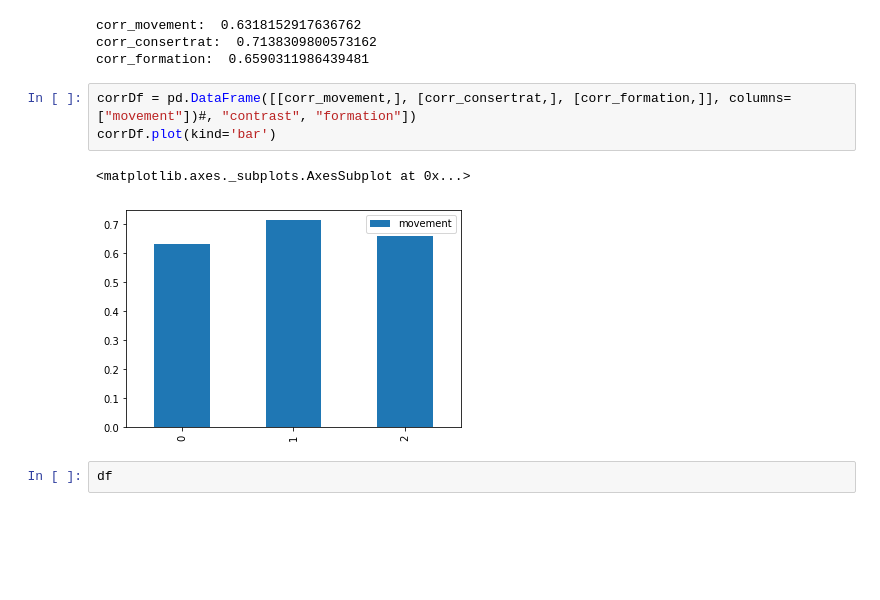
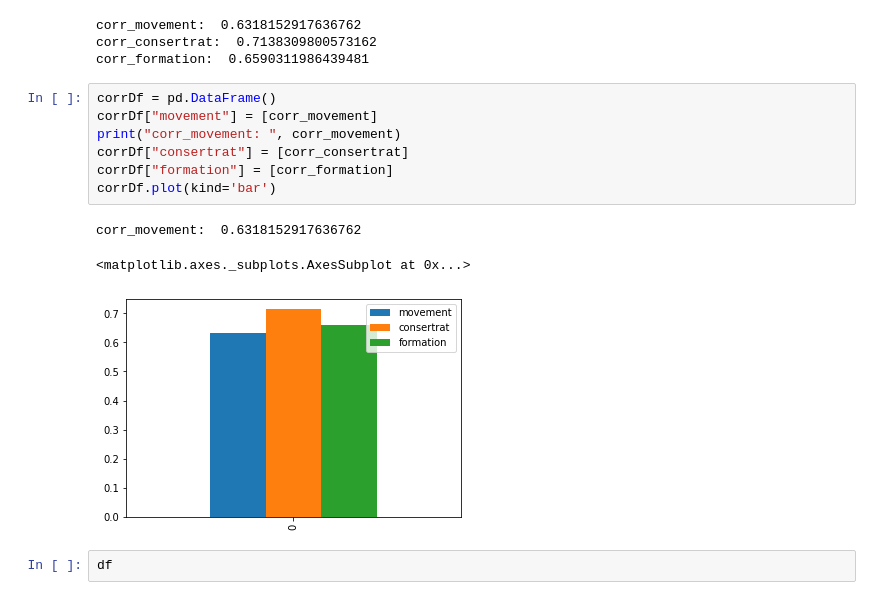
Before and after one commit to aviadm24/jupyter, a Jupyter notebook: machonPuah.ipynb, the cells around one changed output. Drawn from its saved outputs; the diff is of its cells as text; blank space fills up the shorter version.

```diff
--- a/machonPuah.ipynb
+++ b/machonPuah.ipynb
@@ -52,11 +56,16 @@ corr_movement:  0.6318152917636762
 corr_consertrat:  0.7138309800573162
 corr_formation:  0.6590311986439481
 # %%
-corrDf = pd.DataFrame([[corr_movement,], [corr_consertrat,], [corr_formation,]], columns=["movement"])#, "contrast", "formation"])
+corrDf = pd.DataFrame()
+corrDf["movement"] = [corr_movement]
+print("corr_movement: ", corr_movement)
+corrDf["consertrat"] = [corr_consertrat]
+corrDf["formation"] = [corr_formation]
 corrDf.plot(kind='bar')
 # %% [output]
-<matplotlib.axes._subplots.AxesSubplot at 0x...>
+corr_movement:  0.6318152917636762
+<matplotlib.axes._subplots.AxesSubplot at 0x...>
-[figure, old version]
+[figure, new version]
 # %%
 df
 # %% [output]
```
Also changed, not shown: parts of 13 cells of this notebook.
